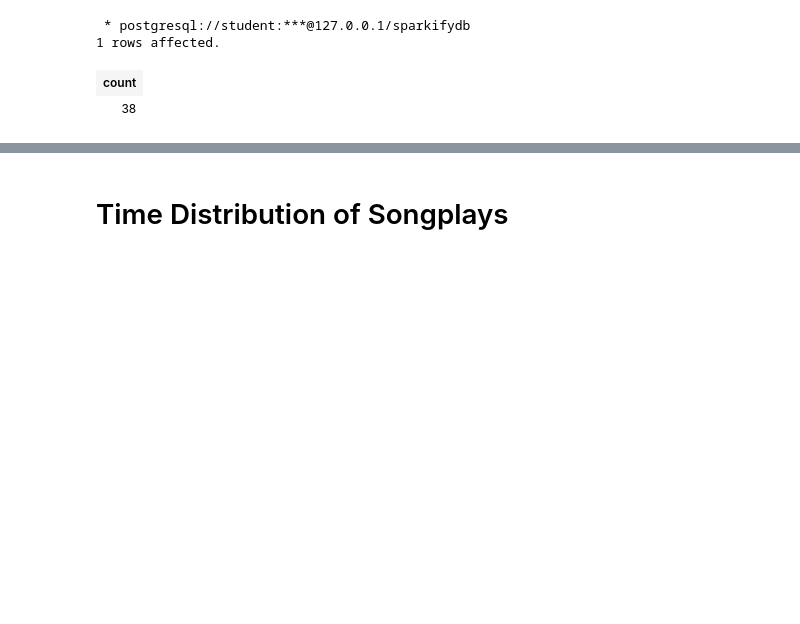
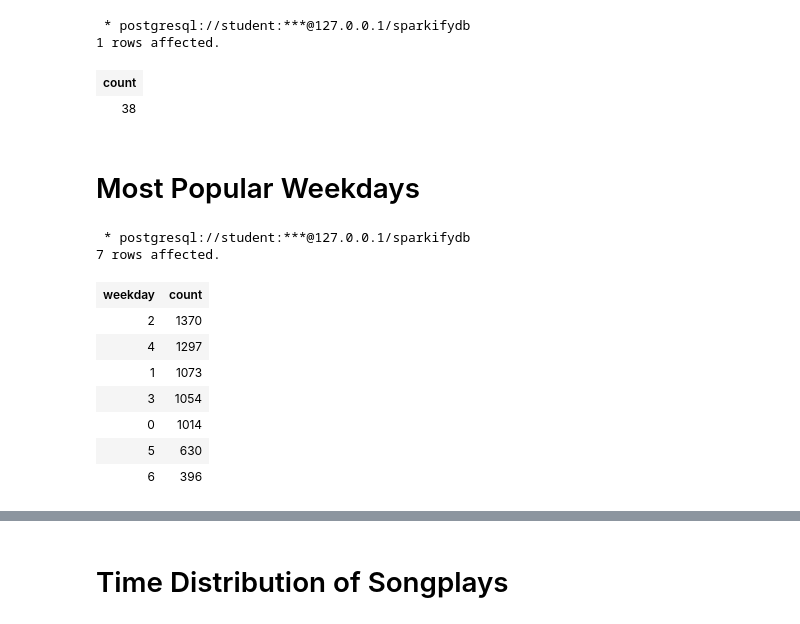
Before and after one commit to gsakhel/Data_Modeling_with_Postgres, a Jupyter notebook: analytics.ipynb, the cells around one changed output, grey strips where cells are left out. Cells and saved outputs as stored; diff of their text form; code cells hidden in the pictures; blank space fills up the shorter version.

```diff
--- a/analytics.ipynb
+++ b/analytics.ipynb
@@ -30,3 +68,23 @@ cur = conn.cursor()
 1 rows affected.
 | count |
 | 38 |
+# %% [markdown]
+# Most Popular Weekdays
+# %%
+%%sql
+SELECT weekday, COUNT(*)
+FROM songplays
+NATURAL JOIN time
+GROUP BY weekday
+ORDER BY COUNT(*) DESC
+# %% [output]
+ * postgresql://student:***@127.0.0.1/sparkifydb
+7 rows affected.
+| weekday | count |
+| 2 | 1370 |
+| 4 | 1297 |
+| 1 | 1073 |
+| 3 | 1054 |
+| 0 | 1014 |
+| 5 | 630 |
+| 6 | 396 |
```
Also changed, not shown: parts of 9 cells of this notebook.
